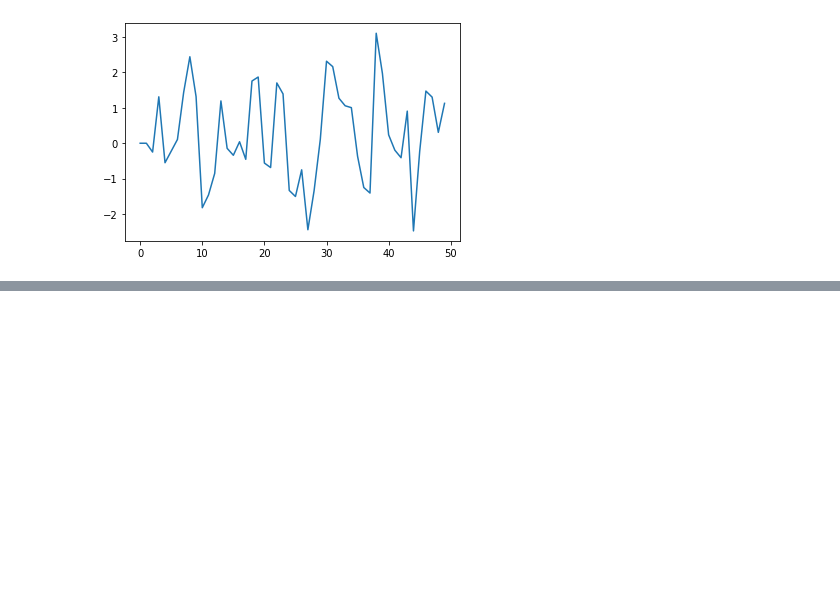
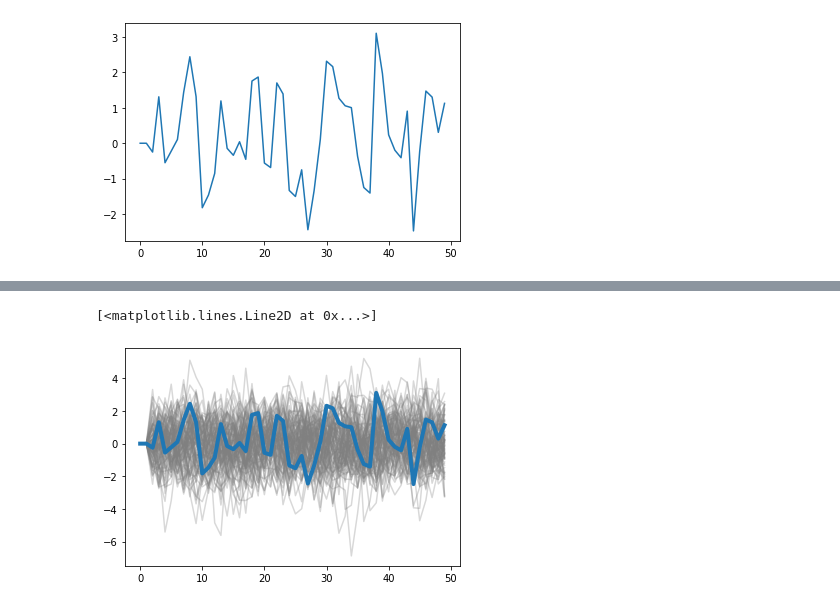
Before and after one commit to al-jshen/gaul, a Jupyter notebook: docs/source/examples/autoregressive.ipynb, the cells around one changed output, grey strips where cells are left out. Cells and saved outputs as stored; diff of their text form; code cells hidden in the pictures; blank space fills up the shorter version.

Commit message:
change n to n_ in sample args for advi and quap; update tests/examples accordingly; add posterior predictives for ar2 and linreg models

```diff
--- a/docs/source/examples/autoregressive.ipynb
+++ b/docs/source/examples/autoregressive.ipynb
@@ -82,0 +79,21 @@ ax[2,1].axvline(jnp.log(sigma))
+# %%
+def sim_ar2(beta1, beta2, sigma, rng):
+    ysim = jnp.zeros(n)
+    for i in range(2, n):
+        rng, subkey = random.split(rng)
+        ysim = ysim.at[i].set(beta1 * ysim[i - 1] + beta2 * ysim[i - 2] + sigma * random.normal(subkey))
+    return ysim
+
+ysim = jax.vmap(sim_ar2)(
+    samples['beta1'],
+    samples['beta2'],
+    jnp.exp(samples['logstd']),
+    random.split(random.PRNGKey(0), 2000)
+)
+
+for i in range(100):
+    plt.plot(ysim[i], c='grey', alpha=0.3)
+plt.plot(y, lw=4)
+# %% [output]
+[<matplotlib.lines.Line2D at 0x...>]
+[figure, added]
```
Also changed, not shown: parts of 3 cells of this notebook, 6 other files.
